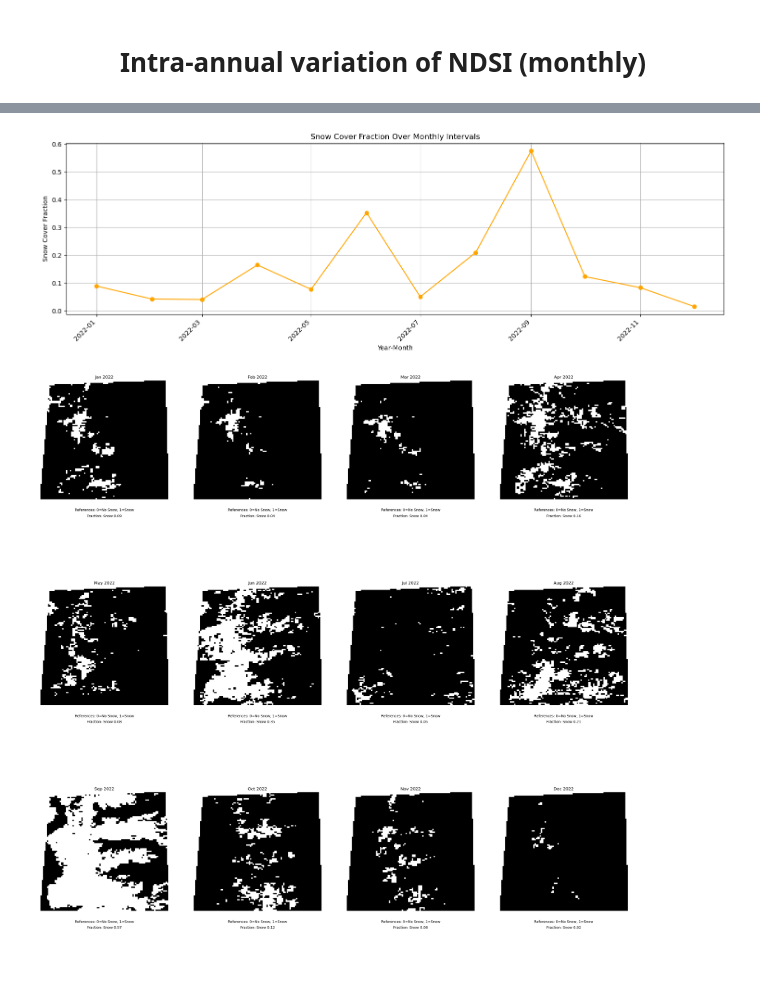
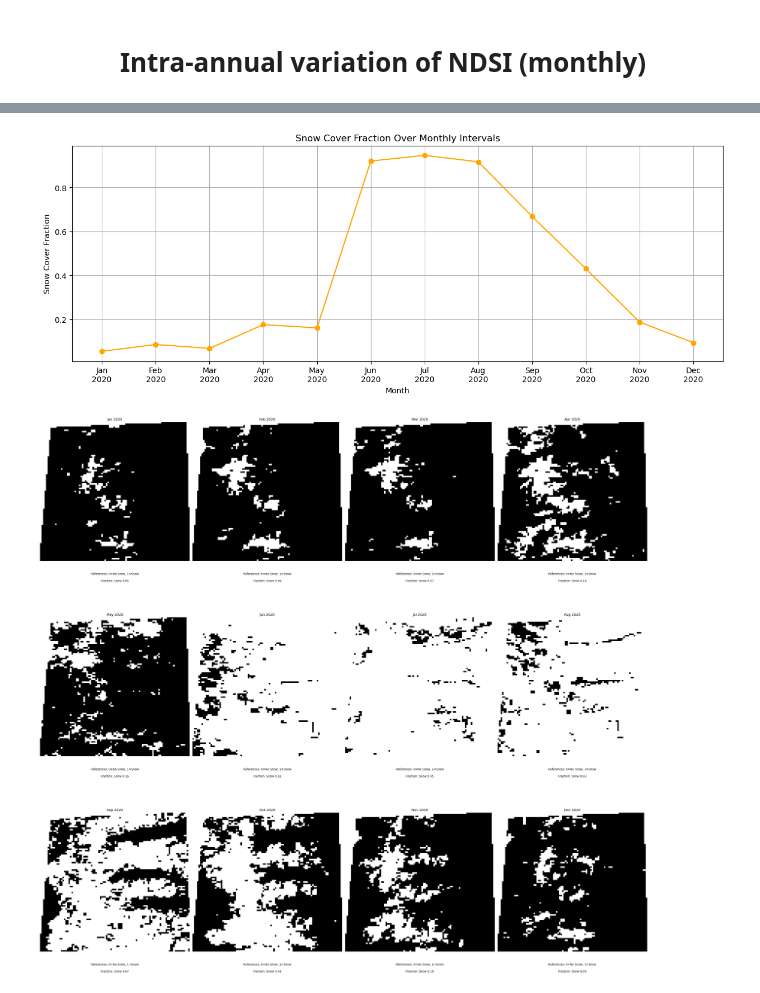
Before and after one commit to tomasvsm/snowcover_sentinels, a Jupyter notebook: final_project.ipynb, the cells around one changed output, grey strips where cells are left out. Saved outputs shown, nothing was run; the diff lists cells and outputs as text; code cells hidden in the pictures; blank space fills up the shorter version.

Commit message:
changes in visualizations

```diff
--- a/final_project.ipynb
+++ b/final_project.ipynb
@@ -105,13 +114,19 @@ for year in years_eval:
     snow_cover_fraction = snow_map.reduceRegion(
         reducer=ee.Reducer.mean(),
         geometry=studyarea,
-        scale=10,  # Adjust scale for both visualization and region reduction
-        maxPixels=1e9,  # Set maxPixels to a high value
+        scale=1000, # Adjust scale for both visualization and region reduction
+        maxPixels=1e9, # Set maxPixels to a high value
         bestEffort=True
     ).get('snowMap').getInfo()
 
+    # Print information
+    print(f'Year: {year}')
+    print(f'Snow Cover Fraction: {snow_cover_fraction}\n')
+
     # Store the result in the dictionary
-    snow_cover_data[year] = snow_cover_fraction
+    snow_cover_data[year] = {
+        'snow_cover_fraction': snow_cover_fraction
+    }
 
 # Center the map on the study area
 Map.centerObject(studyarea, 9)
@@ -156,7 +187,7 @@ for i, year in enumerate(years_eval):
     snow_cover_fraction = snow_map.reduceRegion(
         reducer=ee.Reducer.mean(),
         geometry=studyarea,
-        scale=10,
+        scale=1000,
         maxPixels=1e9
     ).getInfo()['snowMap']
 
@@ -182,4 +213,7 @@ plt.show()
 [figure]
 # %% [markdown]
 # <center> Intra-annual variation of NDSI (monthly) </center>
+# %%
+# Specify the year for which you want to obtain monthly NDSI
+target_year = 2020
 # %%
@@ -247,10 +278,14 @@ for year, month in monthly_intervals:
     snow_cover_fraction = snow_map.reduceRegion(
         reducer=ee.Reducer.mean(),
         geometry=studyarea,
-        scale=10,  # Adjust scale for both visualization and region reduction
+        scale=1000,  # Adjust scale for both visualization and region reduction
         maxPixels=1e9,  # Set maxPixels to a high value
         bestEffort=True
     ).get('snowMap').getInfo()
+
+    # Print information
+    print(f'Year: {year}, Month: {month}')
+    print(f'Snow Cover Fraction: {snow_cover_fraction}\n')
 
     # Store the result in the dictionary
     snow_cover_data[(year, month)] = snow_cover_fraction
@@ -265,36 +317,36 @@ Map(center=[-49.880441648717714, -72.9416050522184], controls=(WidgetControl(opt
 # %%
 # Extract years and months and snow cover fractions for plotting
-year_months = list(snow_cover_data.keys())
-snow_cover_fractions = [snow_cover_data[year_month] for year_month in year_months]
-
-# Convert 'Year-Month' strings to datetime objects for proper ordering
-date_objects = [datetime(year, month, 1) for year, month in year_months]
+months = ['Jan', 'Feb', 'Mar', 'Apr', 'May', 'Jun', 'Jul', 'Aug', 'Sep', 'Oct', 'Nov', 'Dec']
+year_month_keys = snow_cover_data.keys()
+snow_cover_fractions = [snow_cover_data[key] for key in year_month_keys]
 
 # Plotting the data using plt.plot_date()
 plt.figure(figsize=(15, 5))
-plt.plot_date(date_objects, snow_cover_fractions, '-o', color='orange')
-plt.xlabel('Year-Month')
+plt.plot(range(len(year_month_keys)), snow_cover_fractions, color='orange', marker='o', linestyle='-')
+plt.title('Snow Cover Fraction Over Monthly Intervals')
+plt.xlabel('Month')
 plt.ylabel('Snow Cover Fraction')
-plt.title('Snow Cover Fraction Over Monthly Intervals')
-plt.xticks(rotation=45, ha='right')  # Rotate x-axis labels for better visibility
-plt.grid(True)
-plt.tight_layout()
+plt.grid(True)  # Add grid to the plot
+
+# Print months
+plt.xticks(range(len(year_month_keys)), [f'{months[month-1]}\n{year}' for year, month in year_month_keys])
+
 plt.show()
 # %% [output]
-[figure, old version]
+[figure, new version]
 # %%
 # Calculate the number of rows and columns for subplots
 num_rows = 3
-num_cols = math.ceil(len(year_months) / num_rows)
+num_cols = math.ceil(len(year_month_keys) / num_rows)
 
 # Create a figure and set of subplots
-fig, axs = plt.subplots(num_rows, num_cols, figsize=(30, 30))
+fig = plt.figure(figsize=(30, 30))
+gs = gridspec.GridSpec(num_rows, num_cols, width_ratios=[1]*num_cols, height_ratios=[1]*num_rows)
 
 # Iterate over each year and month
-for i, (year, month) in enumerate(year_months):
+for i, (year, month) in enumerate(year_month_keys):
     year = int(year)
     month = int(month)
-
 
     # Get the image for the current year and month
     image = result.filter(ee.Filter.eq('startYear', year)).filter(ee.Filter.eq('startMonth', month)).first()
@@ -307,7 +359,7 @@ for i, (year, month) in enumerate(year_months):
     snow_cover_fraction = snow_map.reduceRegion(
         reducer=ee.Reducer.mean(),
         geometry=studyarea,
-        scale=10,
+        scale=1000,
         maxPixels=1e9
     ).getInfo()['snowMap']
 
@@ -318,16 +370,20 @@ for i, (year, month) in enumerate(year_months):
     image_data = requests.get(url).content
     image = Image.open(BytesIO(image_data))
 
-    # Add the Snow Map to the subplot
-    axs[i//num_cols, i%num_cols].imshow(image)
-    axs[i//num_cols, i%num_cols].set_title(f'{calendar.month_abbr[month]} {year}')
-    axs[i//num_cols, i%num_cols].axis('off')
+    # Add the Snow Map to the subplot using gridspec
+    ax = plt.subplot(gs[i//num_cols, i%num_cols])
+    ax.imshow(image)
+    ax.set_title(f'{calendar.month_abbr[month]} {year}')
+    ax.axis('off')
 
     # Add legend text
-    axs[i//num_cols, i%num_cols].text(0.5, -0.1, f'References: 0=No Snow, 1=Snow', size=10, ha="center", transform=axs[i//num_cols, i%num_cols].transAxes)
-    axs[i//num_cols, i%num_cols].text(0.5, -0.15, f'Fraction: Snow {snow_cover_fraction:.2f}', size=10, ha="center", transform=axs[i//num_cols, i%num_cols].transAxes)
+    ax.text(0.5, -0.1, f'References: 0=No Snow, 1=Snow', size=10, ha="center", transform=ax.transAxes)
+    ax.text(0.5, -0.15, f'Fraction: Snow {snow_cover_fraction:.2f}', size=10, ha="center", transform=ax.transAxes)
+
+# Adjust layout to prevent clipping of titles
+plt.tight_layout()
 
 # Display the subplots
 plt.show()
 # %% [output]
-[figure, old version]
+[figure, new version]
```
Also changed, not shown: parts of 7 cells of this notebook.
